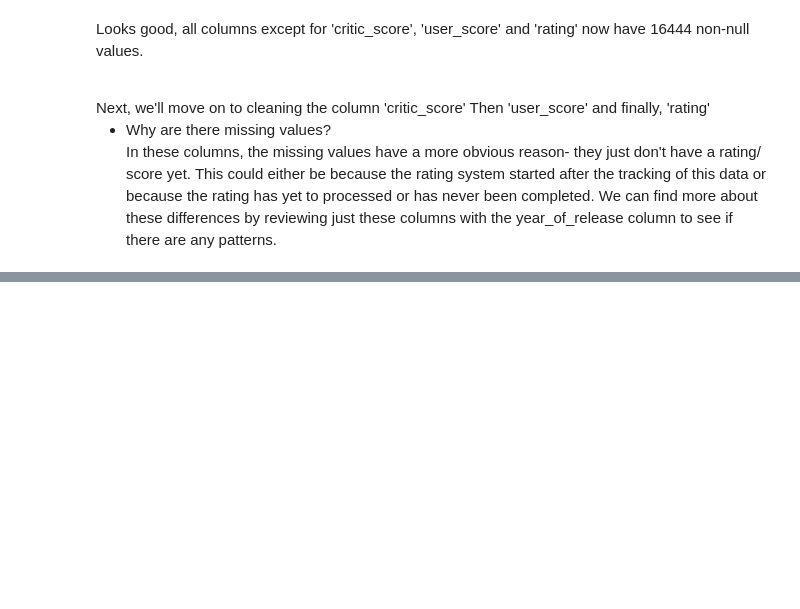
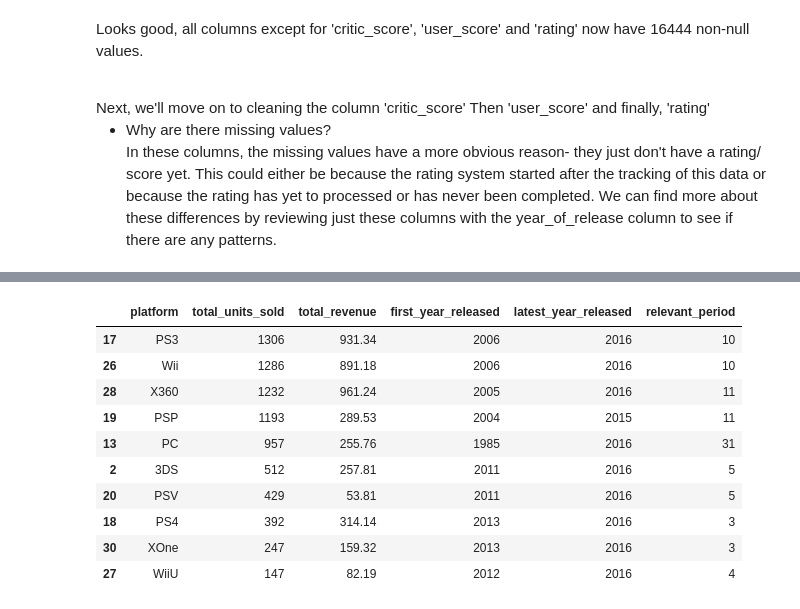
Before and after one commit to angeneris/game-sales-data-case-study, a Jupyter notebook: INP1.ipynb, the cells around one changed output, grey strips where cells are left out. Cells and saved outputs as stored; diff of their text form; code cells hidden in the pictures; blank space fills up the shorter version.

```diff
--- a/INP1.ipynb
+++ b/INP1.ipynb
@@ -130,0 +405,16 @@ The data has now been processed and is ready for analysis.
+# %%
+# Viewing the latest platforms
+latest_platfroms = platform_stats[platform_stats['latest_year_released']>=2015]
+latest_platfroms.sort_values(by='total_units_sold', ascending=False)
+# %% [output]
+|  | platform | total_units_sold | total_revenue | first_year_released | latest_year_released | relevant_period |
+| 17 | PS3 | 1306 | 931.34 | 2006 | 2016 | 10 |
+| 26 | Wii | 1286 | 891.18 | 2006 | 2016 | 10 |
+| 28 | X360 | 1232 | 961.24 | 2005 | 2016 | 11 |
+| 19 | PSP | 1193 | 289.53 | 2004 | 2015 | 11 |
+| 13 | PC | 957 | 255.76 | 1985 | 2016 | 31 |
+| 2 | 3DS | 512 | 257.81 | 2011 | 2016 | 5 |
+| 20 | PSV | 429 | 53.81 | 2011 | 2016 | 5 |
+| 18 | PS4 | 392 | 314.14 | 2013 | 2016 | 3 |
+| 30 | XOne | 247 | 159.32 | 2013 | 2016 | 3 |
+| 27 | WiiU | 147 | 82.19 | 2012 | 2016 | 4 |
```
Also changed, not shown: parts of 53 cells of this notebook, 1 other file.
